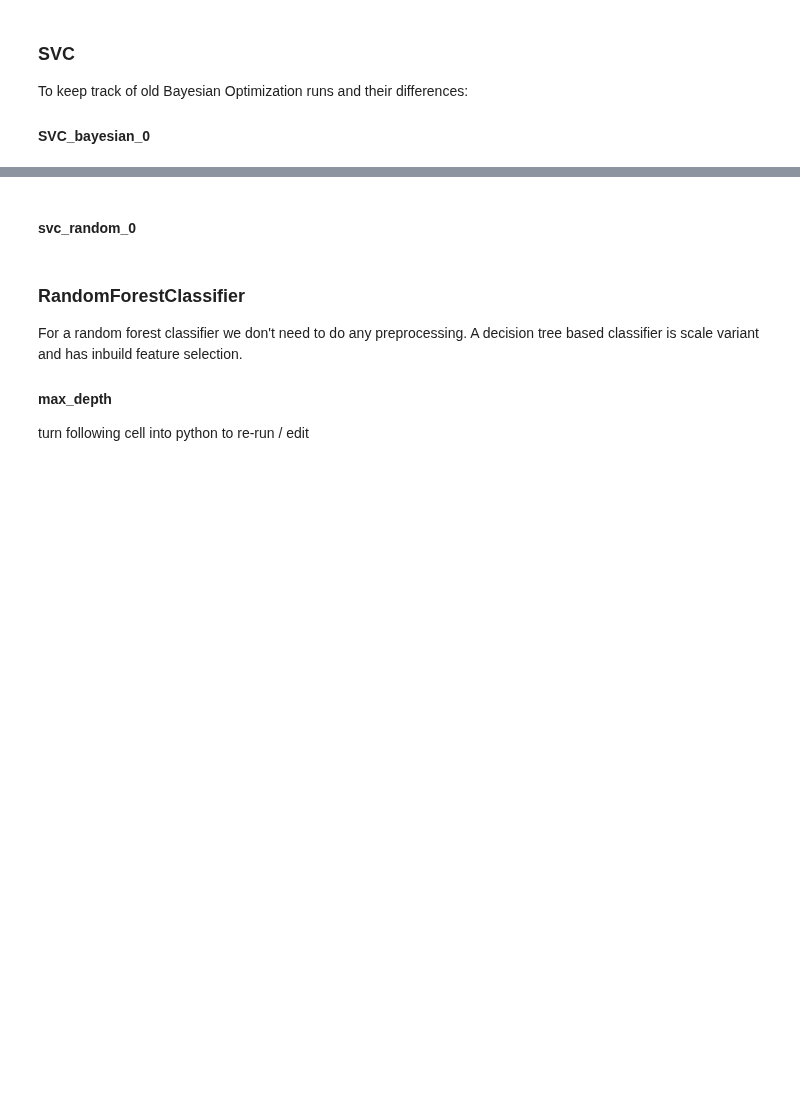
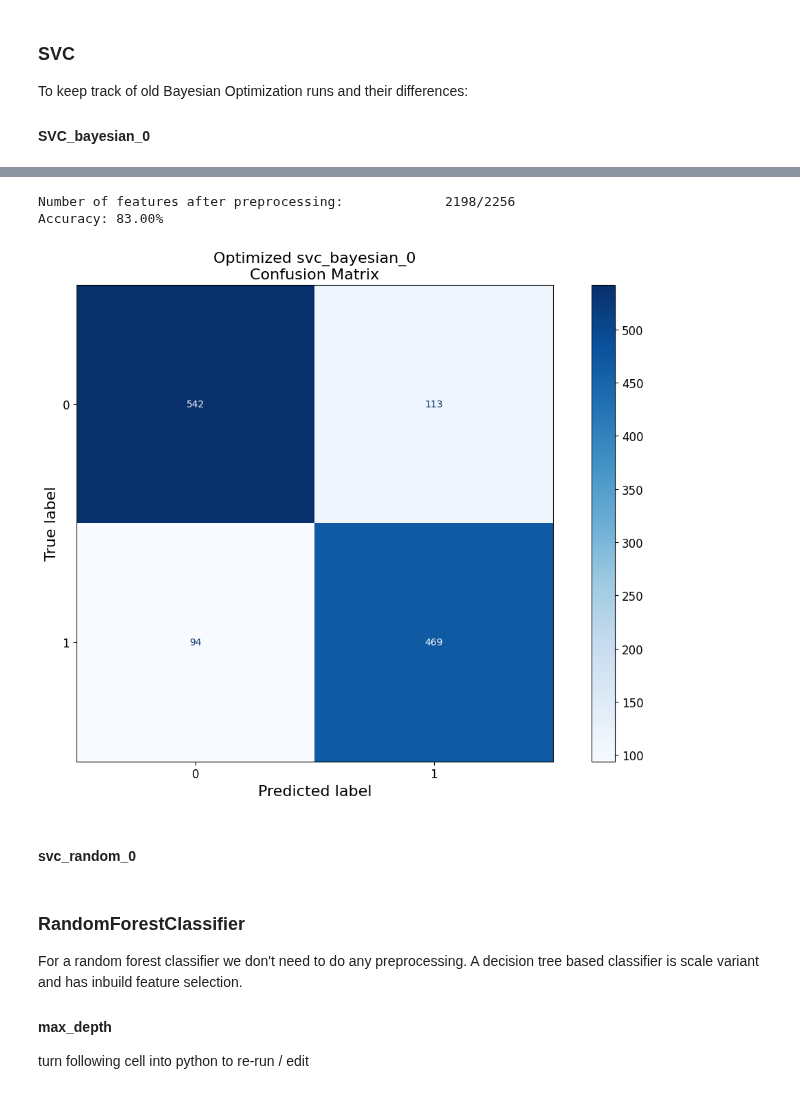
Before and after one commit to JonnaMat/CYP-inhibition, a Jupyter notebook: src/project.ipynb, the cells around one changed output, grey strips where cells are left out. Cells and saved outputs as stored; diff of their text form; code cells hidden in the pictures; blank space fills up the shorter version.

```diff
--- a/src/project.ipynb
+++ b/src/project.ipynb
@@ -218,15 +303,17 @@ To keep track of old Bayesian Optimization runs and their differences:
 # %%
 svc_bayesian_optimizer = BayesianOptimization(
     model=SVC,
-    file_name="svc_random_0",
+    file_name="svc_bayesian_0",
     model_params=[
-        Real(name="C", low=0.1, high=4.0),
+        Real(name="C", low=0.1, high=4.0)
     ],
     datasets=datasets,
     feature_groups=feature_groups,
 )
 
-# results = svc_bayesian_optimizer.optimize(n_calls=50)
+svc_results = svc_bayesian_optimizer.optimize()
 
 # LOAD results from bayesian optimization
-results = load("optimization/svc_bayesian_0")
+# results = pd.read_csv("optimization/svc_bayesian_0")
+
+svc_results
@@ -233,2 +355,6 @@ results = load("optimization/svc_bayesian_0")
 # %%
-svc_bayesian_optimizer.best_confusion_matrix(results)
+svc_bayesian_optimizer.best_confusion_matrix(svc_results)
+# %% [output]
+Number of features after preprocessing:             2198/2256
+Accuracy: 83.00%
+[figure, added]
```
Also changed, not shown: parts of 36 cells of this notebook, 3 other files.
